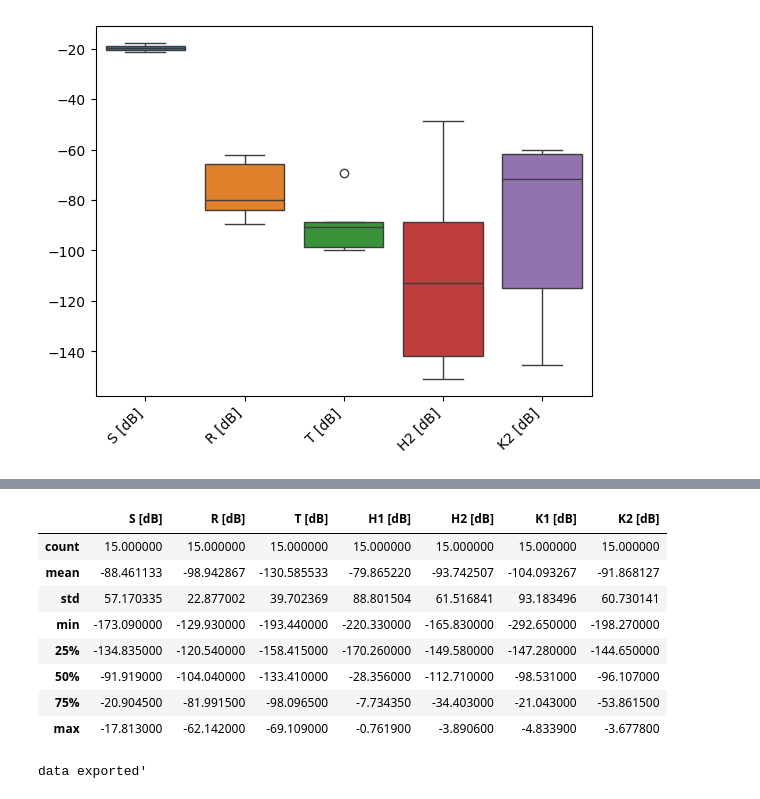
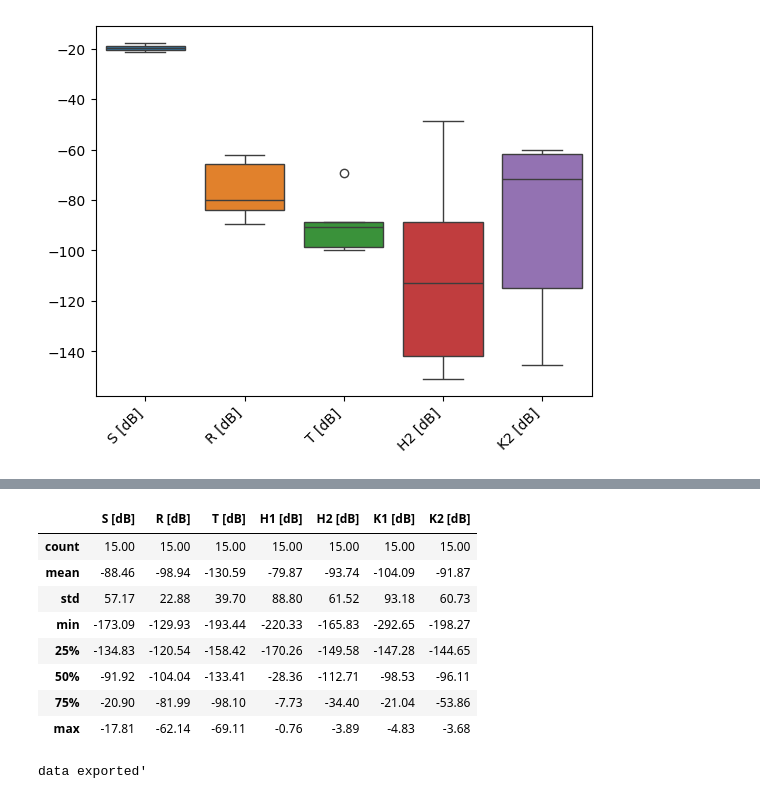
Before and after one commit to anderson-ferreira-83/Article_publish_comp_lattices_thin_plate_2023_anderson_83, a Jupyter notebook: sec4_2_res1_stat_descritive_lattices/results_tr_lattices_3_regions.ipynb, the cells around one changed output, grey strips where cells are left out. Drawn from its saved outputs; the diff is of its cells as text; code cells hidden in the pictures.

```diff
--- a/sec4_2_res1_stat_descritive_lattices/results_tr_lattices_3_regions.ipynb
+++ b/sec4_2_res1_stat_descritive_lattices/results_tr_lattices_3_regions.ipynb
@@ -174,16 +177,16 @@ df_concatenated
 # %%
 #
-df_concatenated.drop(columns=['Freq [Hz]']).describe()
+df_concatenated.drop(columns=['Freq [Hz]']).describe().round(2)
 # %% [output]
 |  | S [dB] | R [dB] | T [dB] | H1 [dB] | H2 [dB] | K1 [dB] | K2 [dB] |
-| count | 15.000000 | 15.000000 | 15.000000 | 15.000000 | 15.000000 | 15.000000 | 15.000000 |
-| mean | -88.461133 | -98.942867 | -130.585533 | -79.865220 | -93.742507 | -104.093267 | -91.868127 |
-| std | 57.170335 | 22.877002 | 39.702369 | 88.801504 | 61.516841 | 93.183496 | 60.730141 |
-| min | -173.090000 | -129.930000 | -193.440000 | -220.330000 | -165.830000 | -292.650000 | -198.270000 |
-| 25% | -134.835000 | -120.540000 | -158.415000 | -170.260000 | -149.580000 | -147.280000 | -144.650000 |
-| 50% | -91.919000 | -104.040000 | -133.410000 | -28.356000 | -112.710000 | -98.531000 | -96.107000 |
-| 75% | -20.904500 | -81.991500 | -98.096500 | -7.734350 | -34.403000 | -21.043000 | -53.861500 |
-| max | -17.813000 | -62.142000 | -69.109000 | -0.761900 | -3.890600 | -4.833900 | -3.677800 |
+| count | 15.00 | 15.00 | 15.00 | 15.00 | 15.00 | 15.00 | 15.00 |
+| mean | -88.46 | -98.94 | -130.59 | -79.87 | -93.74 | -104.09 | -91.87 |
+| std | 57.17 | 22.88 | 39.70 | 88.80 | 61.52 | 93.18 | 60.73 |
+| min | -173.09 | -129.93 | -193.44 | -220.33 | -165.83 | -292.65 | -198.27 |
+| 25% | -134.83 | -120.54 | -158.42 | -170.26 | -149.58 | -147.28 | -144.65 |
+| 50% | -91.92 | -104.04 | -133.41 | -28.36 | -112.71 | -98.53 | -96.11 |
+| 75% | -20.90 | -81.99 | -98.10 | -7.73 | -34.40 | -21.04 | -53.86 |
+| max | -17.81 | -62.14 | -69.11 | -0.76 | -3.89 | -4.83 | -3.68 |
 # %%
 # Exportando o DataFrame para um arquivo CSV
 df_concatenated.to_csv('data_lattices_transmittance.csv', index=False)
```
Also changed, not shown: parts of 11 cells of this notebook.
